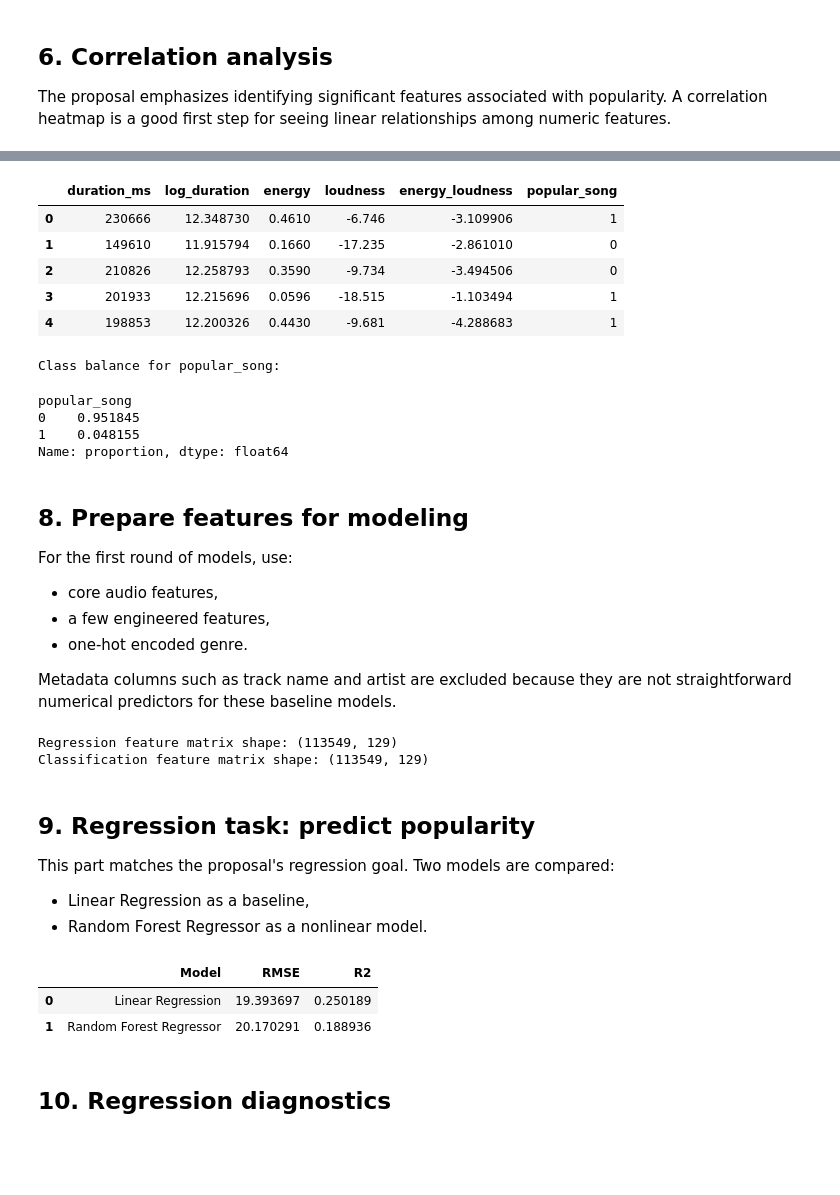
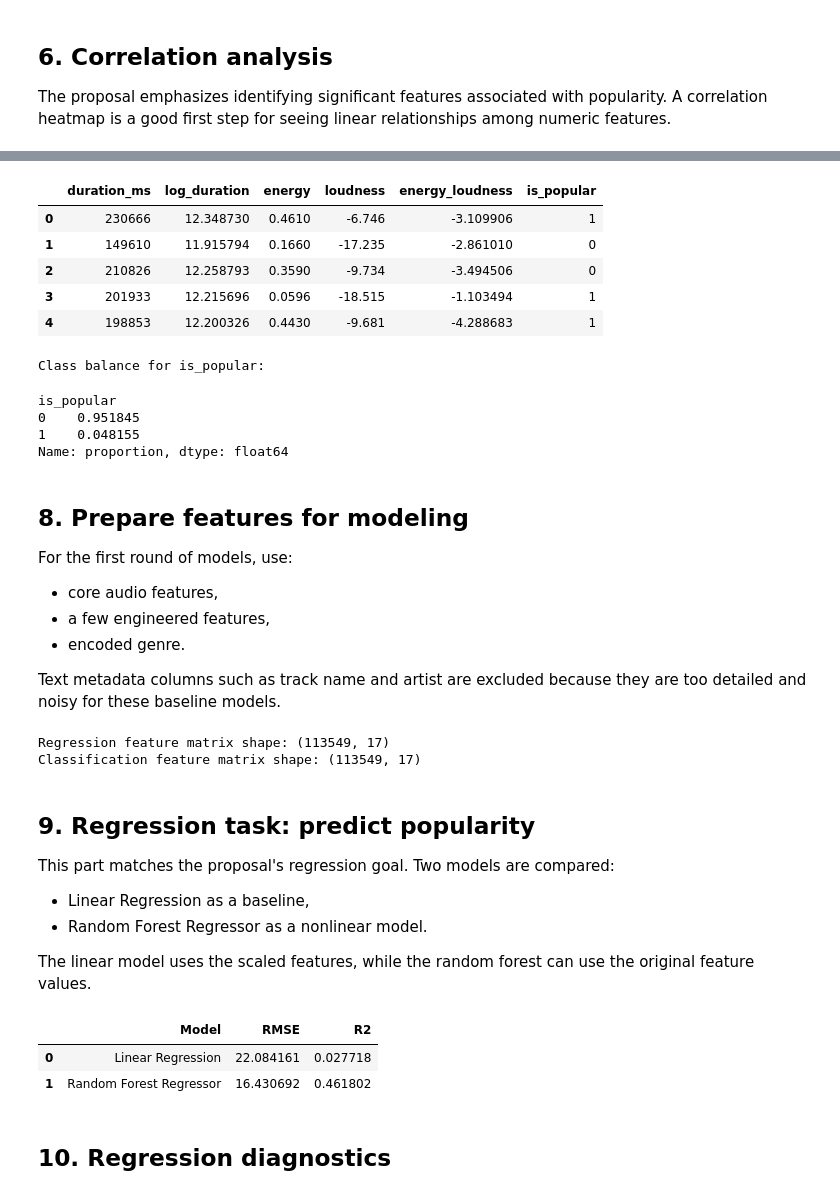
Before and after one commit to chengda-lin/CS506-Project, a Jupyter notebook: notebooks/eda.ipynb, the cells around one changed output, grey strips where cells are left out. Cells and saved outputs as stored; diff of their text form; code cells hidden in the pictures; blank space fills up the shorter version.

```diff
--- a/notebooks/eda.ipynb
+++ b/notebooks/eda.ipynb
@@ -105,7 +106,6 @@ According to the proposal, the dataset should be cleaned by:
 
 This helps ensure that the later analysis and models are based on consistent data.
 # %%
-# Remove the unnecessary index column if it exists
 # Drop unnecessary columns
 df = df.drop(columns=["Unnamed: 0"], errors="ignore")
 
@@ -121,6 +121,13 @@ print("Duplicate rows before cleaning:", duplicates_before)
 # Drop missing values and duplicates
 df = df.dropna().drop_duplicates().reset_index(drop=True)
 
+# Convert boolean column to integer, so models can use it directly
+df["explicit"] = df["explicit"].astype(int)
+
+# Encode genre as a numeric column for later models
+genre_encoder = LabelEncoder()
+df["track_genre_encoded"] = genre_encoder.fit_transform(df["track_genre"])
+
 print("\nShape after cleaning:", df.shape)
 # Check for duplicate rows
 print("Duplicate rows after cleaning:", df.duplicated().sum())
@@ -267,21 +276,21 @@ To match the proposal, create a few simple engineered features:
 # %%
 df["log_duration"] = np.log1p(df["duration_ms"])
 df["energy_loudness"] = df["energy"] * df["loudness"]
-df["popular_song"] = (df["popularity"] >= 70).astype(int)
+df["is_popular"] = (df["popularity"] >= 70).astype(int)
 
-display(df[["duration_ms", "log_duration", "energy", "loudness", "energy_loudness", "popular_song"]].head())
+display(df[["duration_ms", "log_duration", "energy", "loudness", "energy_loudness", "is_popular"]].head())
 
-print("Class balance for popular_song:")
-display(df["popular_song"].value_counts(normalize=True).rename("proportion"))
+print("Class balance for is_popular:")
+display(df["is_popular"].value_counts(normalize=True).rename("proportion"))
 # %% [output]
-|  | duration_ms | log_duration | energy | loudness | energy_loudness | popular_song |
+|  | duration_ms | log_duration | energy | loudness | energy_loudness | is_popular |
 | 0 | 230666 | 12.348730 | 0.4610 | -6.746 | -3.109906 | 1 |
 | 1 | 149610 | 11.915794 | 0.1660 | -17.235 | -2.861010 | 0 |
 | 2 | 210826 | 12.258793 | 0.3590 | -9.734 | -3.494506 | 0 |
 | 3 | 201933 | 12.215696 | 0.0596 | -18.515 | -1.103494 | 1 |
 | 4 | 198853 | 12.200326 | 0.4430 | -9.681 | -4.288683 | 1 |
-Class balance for popular_song:
+Class balance for is_popular:
-popular_song
+is_popular
 0    0.951845
 1    0.048155
 Name: proportion, dtype: float64
@@ -291,31 +300,43 @@ Name: proportion, dtype: float64
 For the first round of models, use:
 - core audio features,
 - a few engineered features,
-- one-hot encoded genre.
+- encoded genre.
 
-Metadata columns such as track name and artist are excluded because they are not straightforward numerical predictors for these baseline models.
+Text metadata columns such as track name and artist are excluded because they are too detailed and noisy for these baseline models.
 # %%
 feature_cols = [
     "duration_ms", "explicit", "danceability", "energy", "key", "loudness",
     "mode", "speechiness", "acousticness", "instrumentalness", "liveness",
-    "valence", "tempo", "time_signature", "log_duration", "energy_loudness"
+    "valence", "tempo", "time_signature", "track_genre_encoded",
+    "log_duration", "energy_loudness"
 ]
 
-model_df = df[feature_cols + ["track_genre", "popularity", "popular_song"]].copy()
-# Drop unnecessary columns
-model_df = pd.get_dummies(model_df, columns=["track_genre"], drop_first=True)
+X = df[feature_cols].copy()
+y_reg = df["popularity"]
+y_clf = df["is_popular"]
 
-X_reg = model_df.drop(columns=["popularity", "popular_song"])
-y_reg = model_df["popularity"]
+# Split data into training and testing sets
+X_train_reg, X_test_reg, y_train_reg, y_test_reg = train_test_split(
+    X, y_reg, test_size=0.2, random_state=42
+)
 
-X_clf = model_df.drop(columns=["popularity", "popular_song"])
-y_clf = model_df["popular_song"]
+X_train_clf, X_test_clf, y_train_clf, y_test_clf = train_test_split(
+    X, y_clf, test_size=0.2, random_state=42, stratify=y_clf
+)
 
-print("Regression feature matrix shape:", X_reg.shape)
-print("Classification feature matrix shape:", X_clf.shape)
+# Scale features so large-value columns like duration_ms do not dominate linear models
+scaler = StandardScaler()
+X_train_reg_scaled = scaler.fit_transform(X_train_reg)
+X_test_reg_scaled = scaler.transform(X_test_reg)
+
+X_train_clf_scaled = scaler.fit_transform(X_train_clf)
+X_test_clf_scaled = scaler.transform(X_test_clf)
+
+print("Regression feature matrix shape:", X.shape)
+print("Classification feature matrix shape:", X.shape)
 # %% [output]
-Regression feature matrix shape: (113549, 129)
-Classification feature matrix shape: (113549, 129)
+Regression feature matrix shape: (113549, 17)
+Classification feature matrix shape: (113549, 17)
 # %% [markdown]
 ## 9. Regression task: predict popularity
 
@@ -323,18 +344,15 @@ This part matches the proposal's regression goal. Two models are compared:
 
 - Linear Regression as a baseline,
 - Random Forest Regressor as a nonlinear model.
+
+The linear model uses the scaled features, while the random forest can use the original feature values.
 # %%
-# Split data into training and testing sets
-X_train_reg, X_test_reg, y_train_reg, y_test_reg = train_test_split(
-    X_reg, y_reg, test_size=0.2, random_state=42
-)
-
 # Initialize Linear Regression model
 lin_reg = LinearRegression()
 # Train the model
-lin_reg.fit(X_train_reg, y_train_reg)
+lin_reg.fit(X_train_reg_scaled, y_train_reg)
 # Make predictions
-y_pred_lin = lin_reg.predict(X_test_reg)
+y_pred_lin = lin_reg.predict(X_test_reg_scaled)
 
 # Calculate RMSE
 lin_rmse = np.sqrt(mean_squared_error(y_test_reg, y_pred_lin))
@@ -368,8 +386,8 @@ regression_results = pd.DataFrame({
 display(regression_results)
 # %% [output]
 |  | Model | RMSE | R2 |
-| 0 | Linear Regression | 19.393697 | 0.250189 |
-| 1 | Random Forest Regressor | 20.170291 | 0.188936 |
+| 0 | Linear Regression | 22.084161 | 0.027718 |
+| 1 | Random Forest Regressor | 16.430692 | 0.461802 |
 # %% [markdown]
 ## 10. Regression diagnostics
 # %%
```
Also changed, not shown: parts of 10 cells of this notebook, 2 other files.
